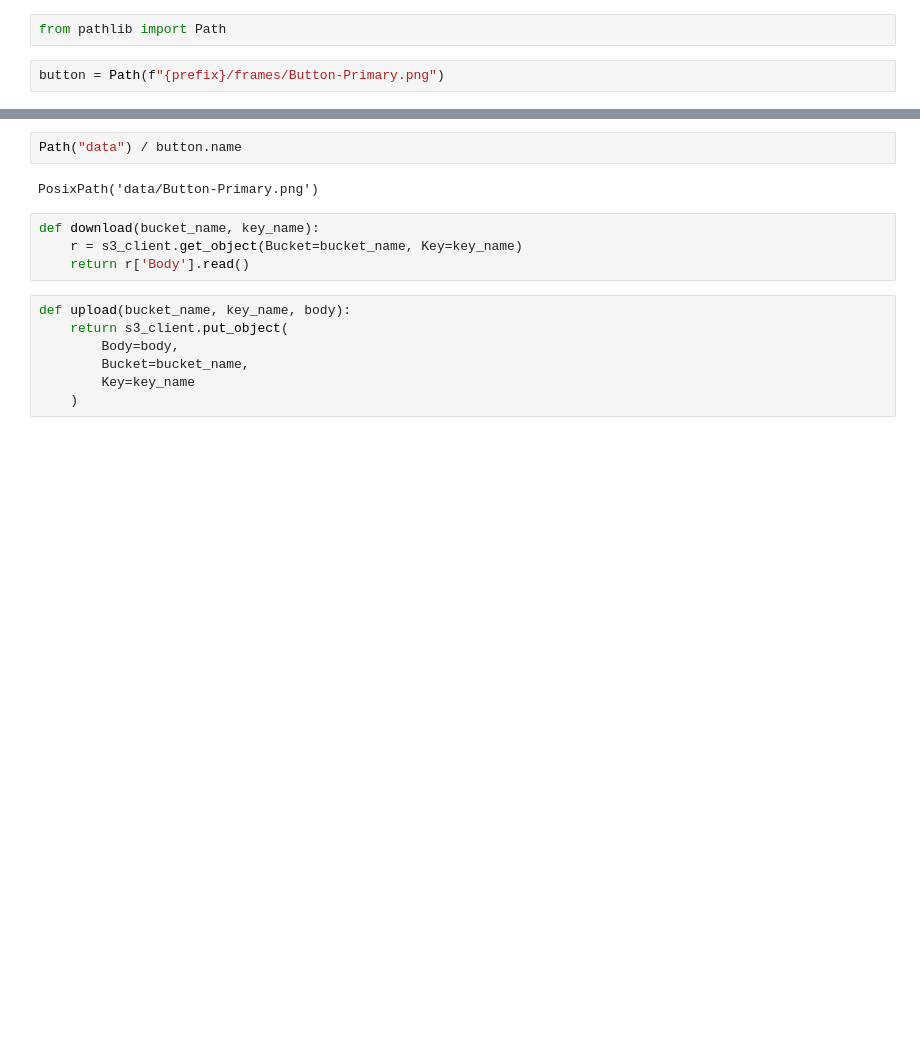
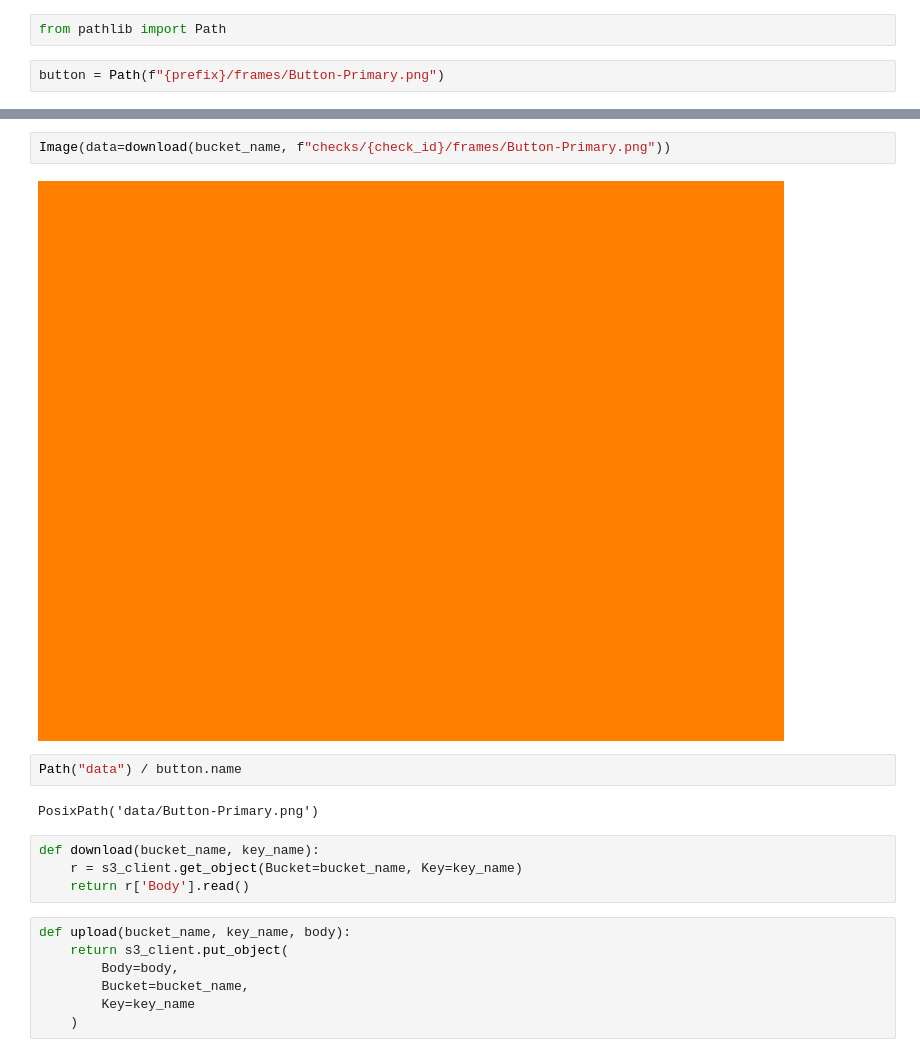
Before and after one commit to engi-network/same-story-api, a Jupyter notebook: nbs/SNS-SQS.ipynb, the cells around one changed output, grey strips where cells are left out. Drawn from its saved outputs; the diff is of its cells as text; blank space fills up the shorter version.

```diff
--- a/nbs/SNS-SQS.ipynb
+++ b/nbs/SNS-SQS.ipynb
@@ -465,3 +477,7 @@ button = Path(f"{prefix}/frames/Button-Primary.png")
+# %%
+Image(data=download(bucket_name, f"checks/{check_id}/frames/Button-Primary.png"))
+# %% [output]
+[figure, added]
 # %%
 Path("data") / button.name
 # %% [output]
```
Also changed, not shown: parts of 10 cells of this notebook, 1 other file.
